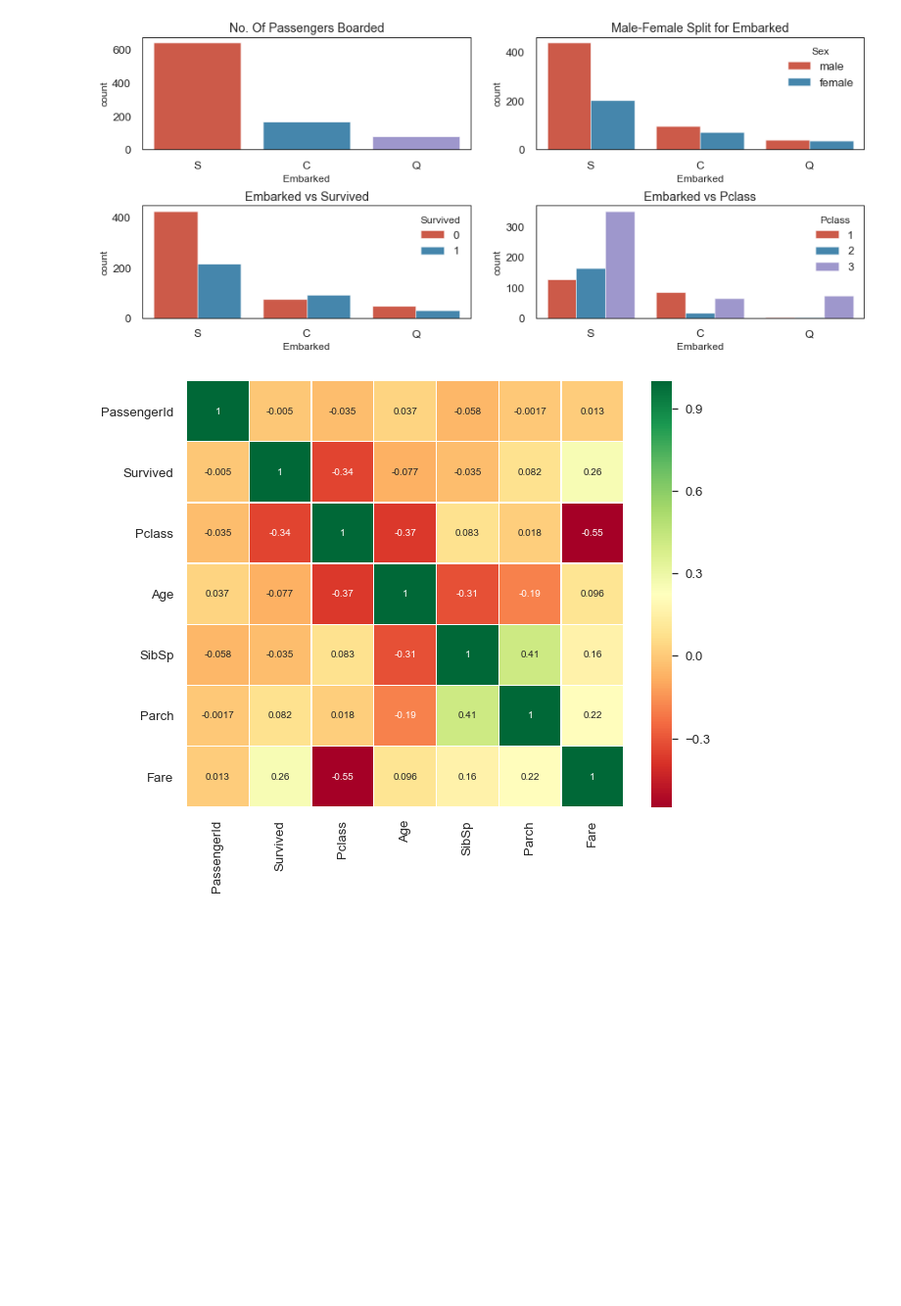
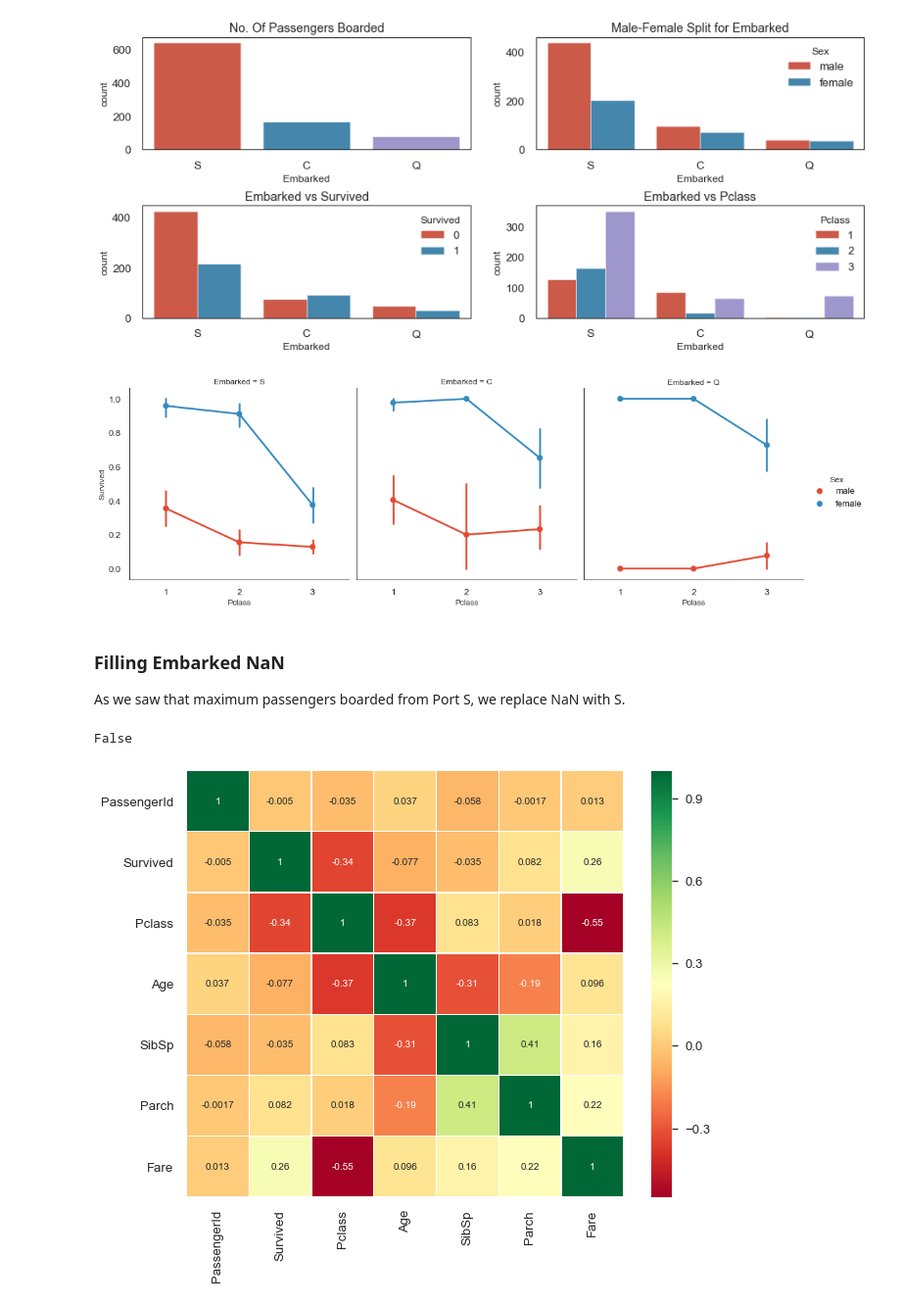
Before and after one commit to ChrisHSKim/data-analysis-on-titanic, a Jupyter notebook: Data analysis on titanic.ipynb, the cells around one changed output. Shown at 98% size. Saved outputs shown, nothing was run; the diff lists cells and outputs as text; code cells hidden in the pictures; blank space fills up the shorter version.

```diff
--- a/Data analysis on titanic.ipynb
+++ b/Data analysis on titanic.ipynb
@@ -329,3 +329,11 @@ plt.subplots_adjust(wspace=0.2,hspace=0.5)
 plt.show()
 # %% [output]
 [figure]
+# %%
+sns.factorplot('Pclass','Survived',hue='Sex',col='Embarked',data=df_train)
+plt.show()
+# %% [output]
+[figure, added]
+# %% [markdown]
+### Filling Embarked NaN
+As we saw that maximum passengers boarded from Port S, we replace NaN with S.
@@ -332,3 +342,7 @@ plt.show()
+# %%
+df_train.Embarked.isnull().any()# Finally No NaN values
+# %% [output]
+False
 # %%
 # Correlation between the features
 sns.heatmap(df_train.corr(),annot=True,cmap='RdYlGn',linewidths=0.2)
```
Also changed, not shown: parts of 2 cells of this notebook.
